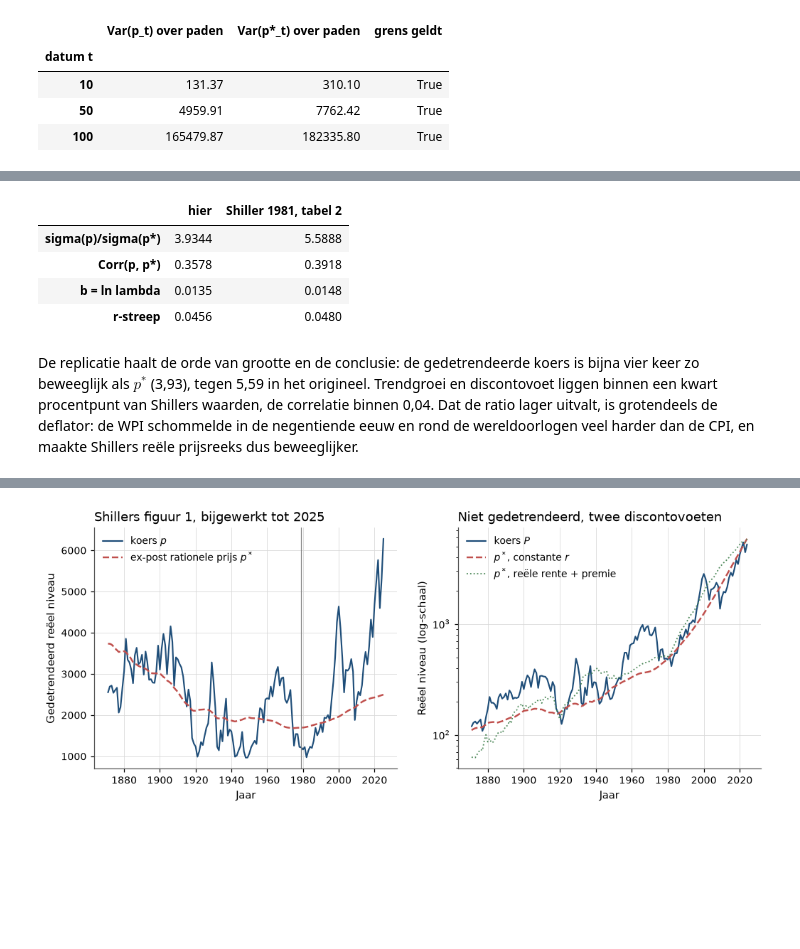
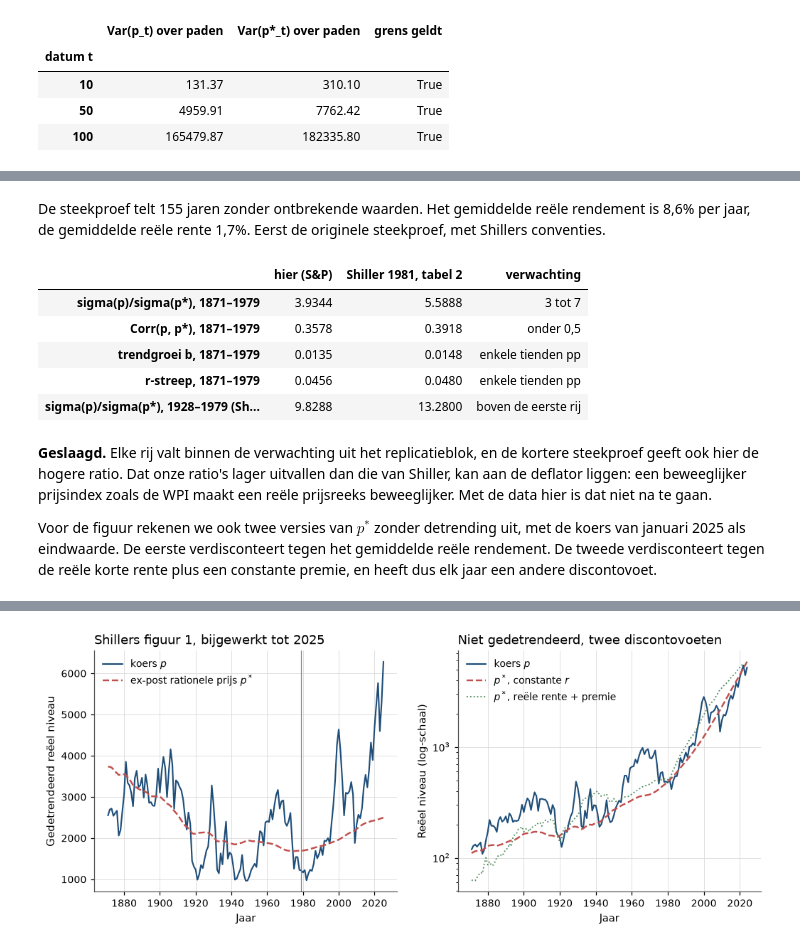
Before and after one commit to MaartenN14/history-asset-pricing, a Jupyter notebook: lectures/03_15_shiller_excess_volatility.ipynb, the cells around one changed output, grey strips where cells are left out. Drawn from its saved outputs; the diff is of its cells as text; code cells hidden in the pictures; blank space fills up the shorter version.

```diff
--- a/lectures/03_15_shiller_excess_volatility.ipynb
+++ b/lectures/03_15_shiller_excess_volatility.ipynb
@@ -531,17 +619,30 @@ def shiller_test(P, D, terminal="mean", detrend="price", rate=None):
     value is the sample mean of detrended prices (or the last price).
     """
     P, D = np.atleast_2d(P), np.atleast_2d(D)
-    T = P.shape[1]
-    t = np.arange(T) - (T - 1)
-    tc = t - t.mean()
-    base = np.log(P if detrend == "price" else D)
-    b = (base - base.mean(axis=1, keepdims=True)) @ tc / (tc @ tc)
-    lam = np.exp(b)[:, None]
-    p, d = P / lam**t, D / lam ** (t + 1)
-    rbar = d.mean(axis=1) / p.mean(axis=1) if rate is None else np.full(len(P), rate)
-    end = p.mean(axis=1) if terminal == "mean" else p[:, -1]
+    n_paths, T = P.shape
+    t = np.arange(T) - (T - 1)                 # years relative to the last year
+    log_base = np.log(P if detrend == "price" else D)
+
+    b = np.empty(n_paths)                      # OLS slope of the log trend, per path
+    for i in range(n_paths):
+        b[i] = np.polyfit(t, log_base[i], deg=1)[0]
+    trend = np.exp(b)[:, None]
+    p = P / trend**t                           # detrended price
+    d = D / trend ** (t + 1)                   # detrended dividend
+
+    if rate is None:
+        rbar = d.mean(axis=1) / p.mean(axis=1)
+    else:
+        rbar = np.full(n_paths, rate)
+    if terminal == "mean":
+        end = p.mean(axis=1)
+    else:
+        end = p[:, -1]
     pstar = ex_post_price(d, 1 + rbar[:, None], end)
+
     ratio = p.std(axis=1) / pstar.std(axis=1)
-    corr = np.array([np.corrcoef(a, c)[0, 1] for a, c in zip(p, pstar)])
+    corr = np.empty(n_paths)
+    for i in range(n_paths):
+        corr[i] = np.corrcoef(p[i], pstar[i])[0, 1]
     return {"ratio": ratio, "corr": corr, "rbar": rbar, "b": b, "p": p, "pstar": pstar}
 # %% [markdown]
@@ -741,28 +856,41 @@ Eerst de originele steekproef, met Shillers conventies.
+# %% [markdown]
+De steekproef telt 155 jaren zonder ontbrekende waarden. Het gemiddelde reële
+rendement is 8,6% per jaar, de gemiddelde reële rente 1,7%. Eerst de originele
+steekproef, met Shillers conventies.
 # %%
 def run(start, end, **kwargs):
     sub = data.loc[start:end]
     out = shiller_test(sub["P"].to_numpy(), sub["D"].to_numpy(), **kwargs)
     return {key: value[0] for key, value in out.items()}
 
 
 orig = run(1871, 1979)
+short = run(1928, 1979)
 pd.DataFrame(
     {
-        "hier": [orig["ratio"], orig["corr"], orig["b"], orig["rbar"]],
-        "Shiller 1981, tabel 2": [50.12 / 8.968, 0.3918, 0.0148, 0.0480],
+        "hier (S&P)": [orig["ratio"], orig["corr"], orig["b"], orig["rbar"], short["ratio"]],
+        "Shiller 1981, tabel 2": [50.12 / 8.968, 0.3918, 0.0148, 0.0480, 13.28],
+        "verwachting": ["3 tot 7", "onder 0,5", "enkele tienden pp", "enkele tienden pp",
+                        "boven de eerste rij"],
     },
-    index=["sigma(p)/sigma(p*)", "Corr(p, p*)", "b = ln lambda", "r-streep"],
+    index=["sigma(p)/sigma(p*), 1871–1979", "Corr(p, p*), 1871–1979",
+           "trendgroei b, 1871–1979", "r-streep, 1871–1979",
+           "sigma(p)/sigma(p*), 1928–1979 (Shiller: Dow)"],
 ).round(4)
 # %% [output]
-|  | hier | Shiller 1981, tabel 2 |
-| sigma(p)/sigma(p*) | 3.9344 | 5.5888 |
-| Corr(p, p*) | 0.3578 | 0.3918 |
-| b = ln lambda | 0.0135 | 0.0148 |
-| r-streep | 0.0456 | 0.0480 |
+|  | hier (S&P) | Shiller 1981, tabel 2 | verwachting |
+| sigma(p)/sigma(p*), 1871–1979 | 3.9344 | 5.5888 | 3 tot 7 |
+| Corr(p, p*), 1871–1979 | 0.3578 | 0.3918 | onder 0,5 |
+| trendgroei b, 1871–1979 | 0.0135 | 0.0148 | enkele tienden pp |
+| r-streep, 1871–1979 | 0.0456 | 0.0480 | enkele tienden pp |
+| sigma(p)/sigma(p*), 1928–1979 (Sh... | 9.8288 | 13.2800 | boven de eerste rij |
-# %% [markdown]
-De replicatie haalt de orde van grootte en de conclusie: de gedetrendeerde koers
-is bijna vier keer zo beweeglijk als $p^*$ (3,93), tegen 5,59 in het origineel.
-Trendgroei en discontovoet liggen binnen een kwart procentpunt van Shillers
-waarden, de correlatie binnen 0,04. Dat de ratio lager uitvalt, is grotendeels de deflator: de WPI
-schommelde in de negentiende eeuw en rond de wereldoorlogen veel harder dan de
-CPI, en maakte Shillers reële prijsreeks dus beweeglijker.
+# %% [markdown]
+**Geslaagd.** Elke rij valt binnen de verwachting uit het replicatieblok, en de
+kortere steekproef geeft ook hier de hogere ratio. Dat onze ratio's lager
+uitvallen dan die van Shiller, kan aan de deflator liggen: een beweeglijker prijsindex zoals de WPI maakt een reële
+prijsreeks beweeglijker. Met de data hier is dat niet na te gaan.
+
+Voor de figuur rekenen we ook twee versies van $p^*$ zonder detrending uit, met de
+koers van januari 2025 als eindwaarde. De eerste verdisconteert tegen het
+gemiddelde reële rendement. De tweede verdisconteert tegen de reële korte rente
+plus een constante premie, en heeft dus elk jaar een andere discontovoet.
```
Also changed, not shown: parts of 35 cells of this notebook, 4 other files.
